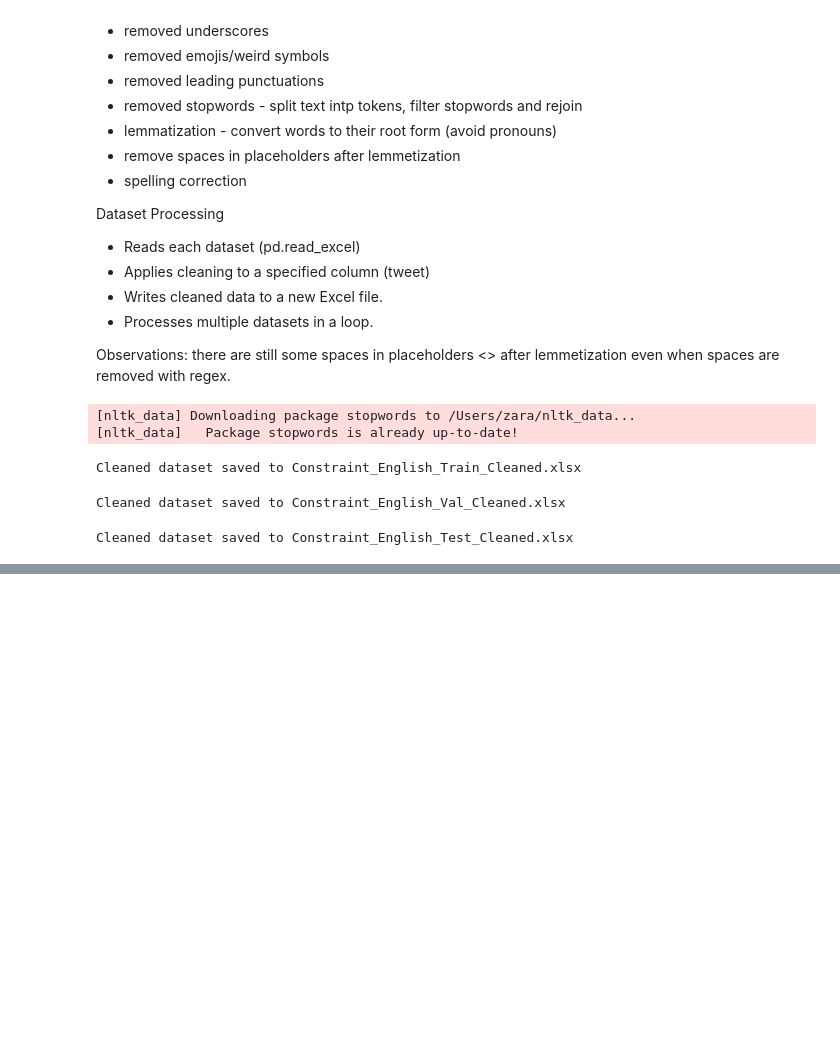
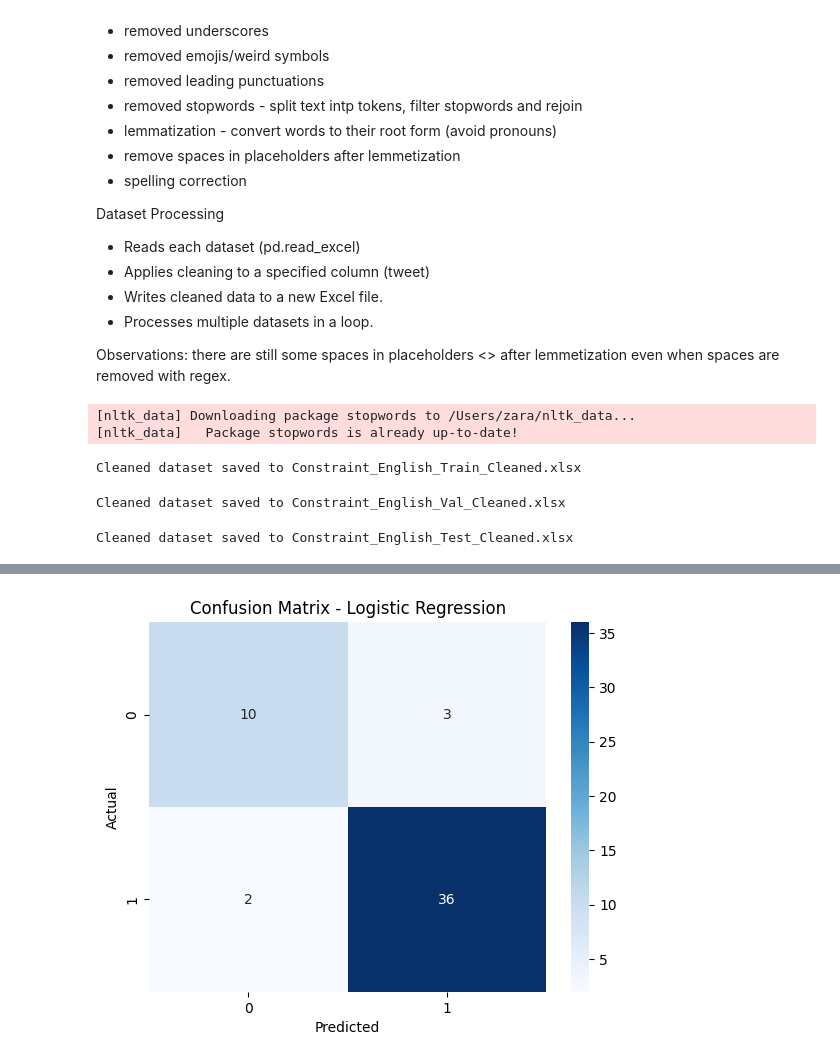
Before and after one commit to Buffyxo/Misinformation-Detector, a Jupyter notebook: Assignment2_main.ipynb, the cells around one changed output, grey strips where cells are left out. Drawn from its saved outputs; the diff is of its cells as text; code cells hidden in the pictures; blank space fills up the shorter version.

Commit message:
Update logistic regression with cleaned data TF-IDF and add ngram comparison tests

```diff
--- a/Assignment2_main.ipynb
+++ b/Assignment2_main.ipynb
@@ -415,0 +429,76 @@ Cleaned dataset saved to Constraint_English_Test_Cleaned.xlsx
+# %%
+import pandas as pd
+from sklearn.feature_extraction.text import TfidfVectorizer, ENGLISH_STOP_WORDS
+from sklearn.linear_model import LogisticRegression
+from sklearn.neighbors import KNeighborsClassifier
+from sklearn.metrics import classification_report, accuracy_score, f1_score, confusion_matrix
+import seaborn as sns
+import matplotlib.pyplot as plt
+import re
+
+# Load prcoessed datasets
+train_df = pd.read_excel("Constraint_English_Train_Cleaned.xlsx")
+val_df = pd.read_excel("Constraint_English_Val_Cleaned.xlsx")
+test_df = pd.read_excel("Constraint_English_Test_Cleaned.xlsx")
+
+# Labels
+y_train = train_df['label'].map({'real': 1, 'fake': 0})
+y_val = val_df['label'].map({'real': 1, 'fake': 0})
+y_test = test_df['label'].map({'real': 1, 'fake': 0})
+
+# TF-IDF vectorization with improvements
+vectorizer = TfidfVectorizer(
+    ngram_range=(1, 2),      # Include unigrams and bigrams
+    max_features=5000,       # Limit vocabulary size
+    min_df=5,                # Minimum document frequency
+    max_df=0.9,              # Remove very common words
+)
+
+# Fit vectorizer on training data
+X_train_vec = vectorizer.fit_transform(train_df['clean_text'])
+X_val_vec = vectorizer.transform(val_df['clean_text'])
+X_test_vec = vectorizer.transform(test_df['clean_text'])
+
+# Train Logistic Regression
+log_reg = LogisticRegression(max_iter=1000, random_state=42)
+log_reg.fit(X_train_vec, y_train)
+
+# Validate model
+y_val_pred = log_reg.predict(X_val_vec)
+print("Validation Results:")
+print(classification_report(y_val, y_val_pred))
+
+# Test model
+y_test_pred = log_reg.predict(X_test_vec)
+print("Test Results:")
+print(classification_report(y_test, y_test_pred))
+
+# # Optional: KNN
+# knn = KNeighborsClassifier(n_neighbors=5)
+# knn.fit(X_train_vec, y_train)
+
+# y_val_pred_knn = knn.predict(X_val_vec)
+# print("KNN Validation Results:")
+# print(classification_report(y_val, y_val_pred_knn))
+
+# y_test_pred_knn = knn.predict(X_test_vec)
+# print("KNN Test Results:")
+# print(classification_report(y_test, y_test_pred_knn))
+
+# Test data
+print("y_test length:", len(y_test))
+print("X_test_vec shape:", X_test_vec.shape)
+print("Predictions length:", len(y_test_pred))
+print("First few y_test values:", y_test.head())
+print("First few predictions:", y_test_pred[:10])
+print("Logistic Regression Test Accuracy:", accuracy_score(y_test, y_test_pred))
+print("Logistic Regression Test F1 Score:", f1_score(y_test, y_test_pred))
+
+# Metrics and Confusion Matrix
+cm = confusion_matrix(y_test, y_test_pred)
+sns.heatmap(cm, annot=True, fmt="d", cmap="Blues")
+plt.xlabel("Predicted")
+plt.ylabel("Actual")
+plt.title("Confusion Matrix - Logistic Regression")
+plt.show()
+# %% [output]
@@ -415,0 +522 @@ Cleaned dataset saved to Constraint_English_Test_Cleaned.xlsx
+[figure, added]
```
Also changed, not shown: parts of 16 cells of this notebook, 4 other files.
